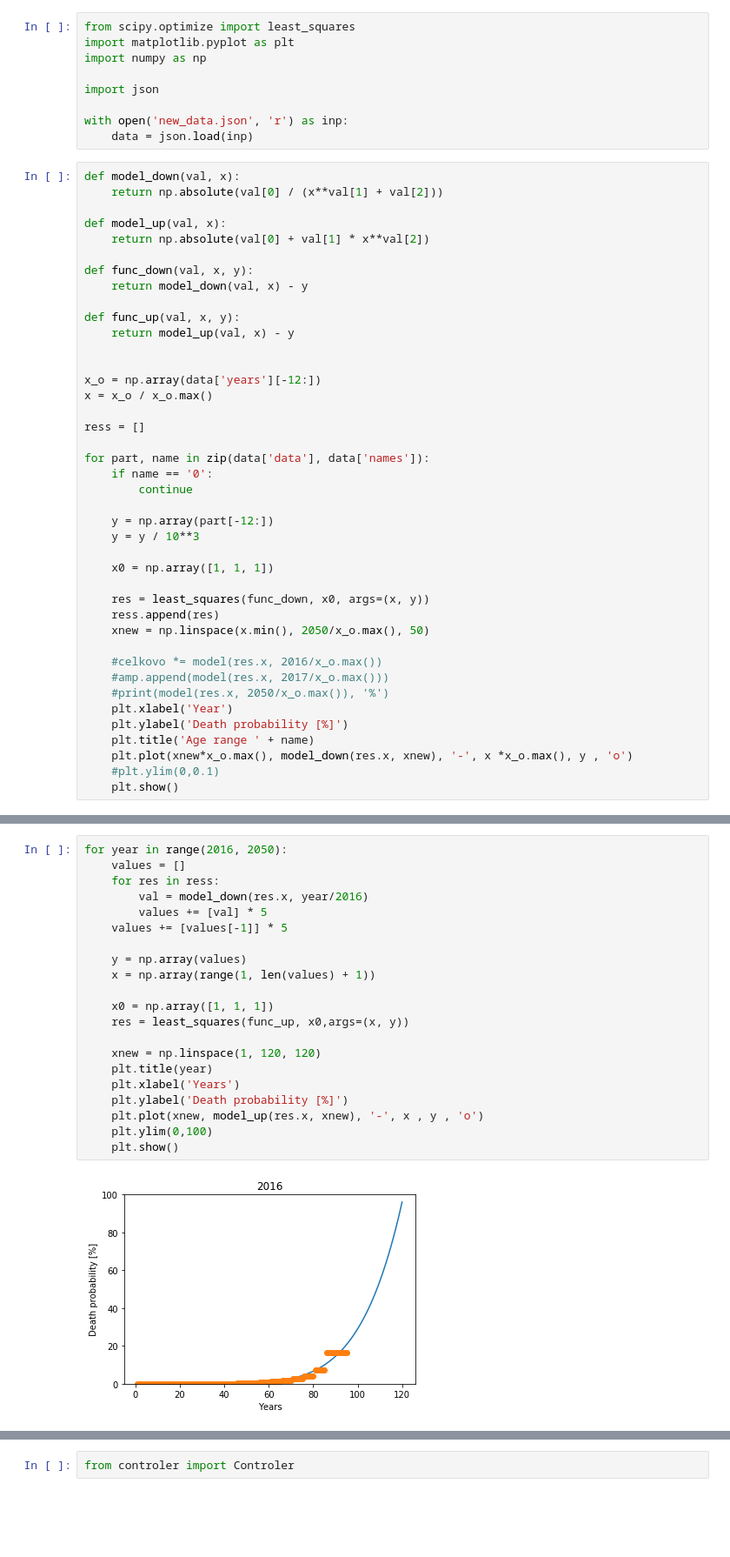
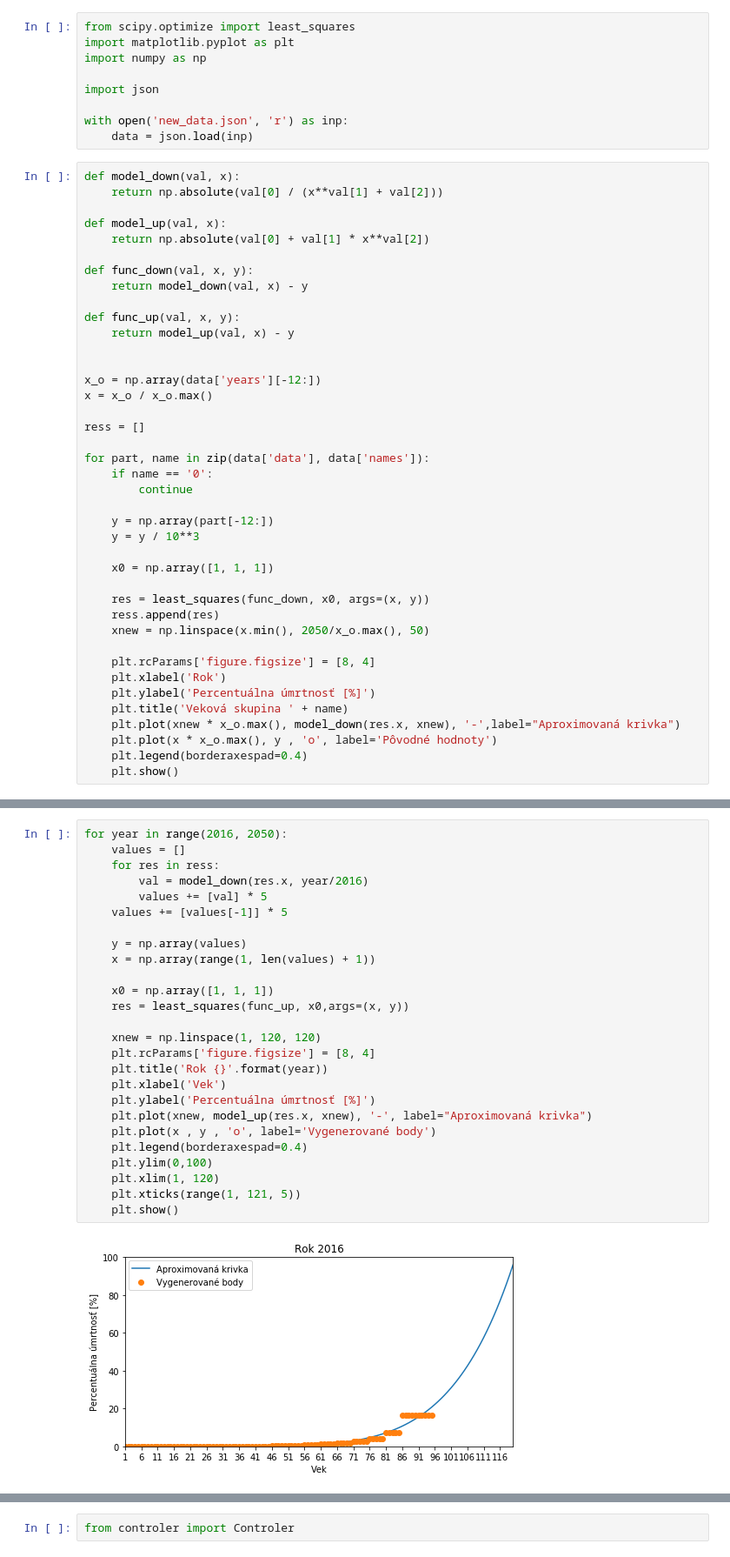
Before and after one commit to H00N24/IMS, a Jupyter notebook: test numpy least.ipynb, the cells around one changed output, grey strips where cells are left out. Shown at 87% size. Drawn from its saved outputs; the diff is of its cells as text; blank space fills up the shorter version.

```diff
--- a/test numpy least.ipynb
+++ b/test numpy least.ipynb
@@ -39,13 +39,12 @@ for part, name in zip(data['data'], data['names']):
     ress.append(res)
     xnew = np.linspace(x.min(), 2050/x_o.max(), 50)
 
-    #celkovo *= model(res.x, 2016/x_o.max())
-    #amp.append(model(res.x, 2017/x_o.max()))
-    #print(model(res.x, 2050/x_o.max()), '%')
-    plt.xlabel('Year')
-    plt.ylabel('Death probability [%]')
-    plt.title('Age range ' + name)
-    plt.plot(xnew*x_o.max(), model_down(res.x, xnew), '-', x *x_o.max(), y , 'o')
-    #plt.ylim(0,0.1)
+    plt.rcParams['figure.figsize'] = [8, 4]
+    plt.xlabel('Rok')
+    plt.ylabel('Percentuálna úmrtnosť [%]')
+    plt.title('Veková skupina ' + name)
+    plt.plot(xnew * x_o.max(), model_down(res.x, xnew), '-',label="Aproximovaná krivka")
+    plt.plot(x * x_o.max(), y , 'o', label='Pôvodné hodnoty')
+    plt.legend(borderaxespad=0.4)
     plt.show()
 # %% [output]
@@ -65,23 +64,28 @@ for part, name in zip(data['data'], data['names']):
 # %%
 for year in range(2016, 2050):
     values = []
     for res in ress:
         val = model_down(res.x, year/2016)
         values += [val] * 5
     values += [values[-1]] * 5
 
     y = np.array(values)
     x = np.array(range(1, len(values) + 1))
 
     x0 = np.array([1, 1, 1])
     res = least_squares(func_up, x0,args=(x, y))
 
     xnew = np.linspace(1, 120, 120)
-    plt.title(year)
-    plt.xlabel('Years')
-    plt.ylabel('Death probability [%]')
-    plt.plot(xnew, model_up(res.x, xnew), '-', x , y , 'o')
+    plt.rcParams['figure.figsize'] = [8, 4]
+    plt.title('Rok {}'.format(year))
+    plt.xlabel('Vek')
+    plt.ylabel('Percentuálna úmrtnosť [%]')
+    plt.plot(xnew, model_up(res.x, xnew), '-', label="Aproximovaná krivka")
+    plt.plot(x , y , 'o', label='Vygenerované body')
+    plt.legend(borderaxespad=0.4)
     plt.ylim(0,100)
+    plt.xlim(1, 120)
+    plt.xticks(range(1, 121, 5))
     plt.show()
 # %% [output]
-[figure, old version]
+[figure, new version]
```
Also changed, not shown: parts of 8 cells of this notebook.
